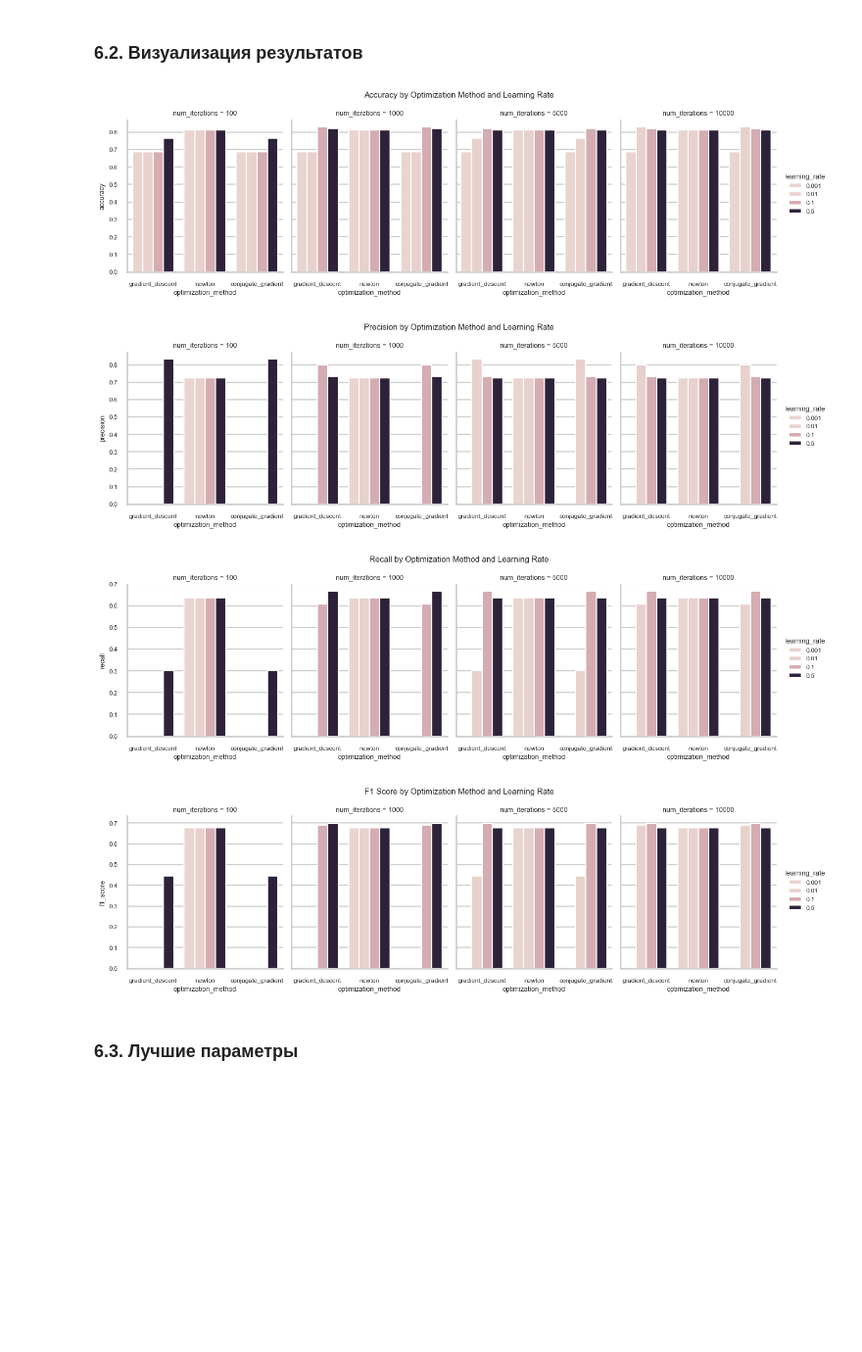
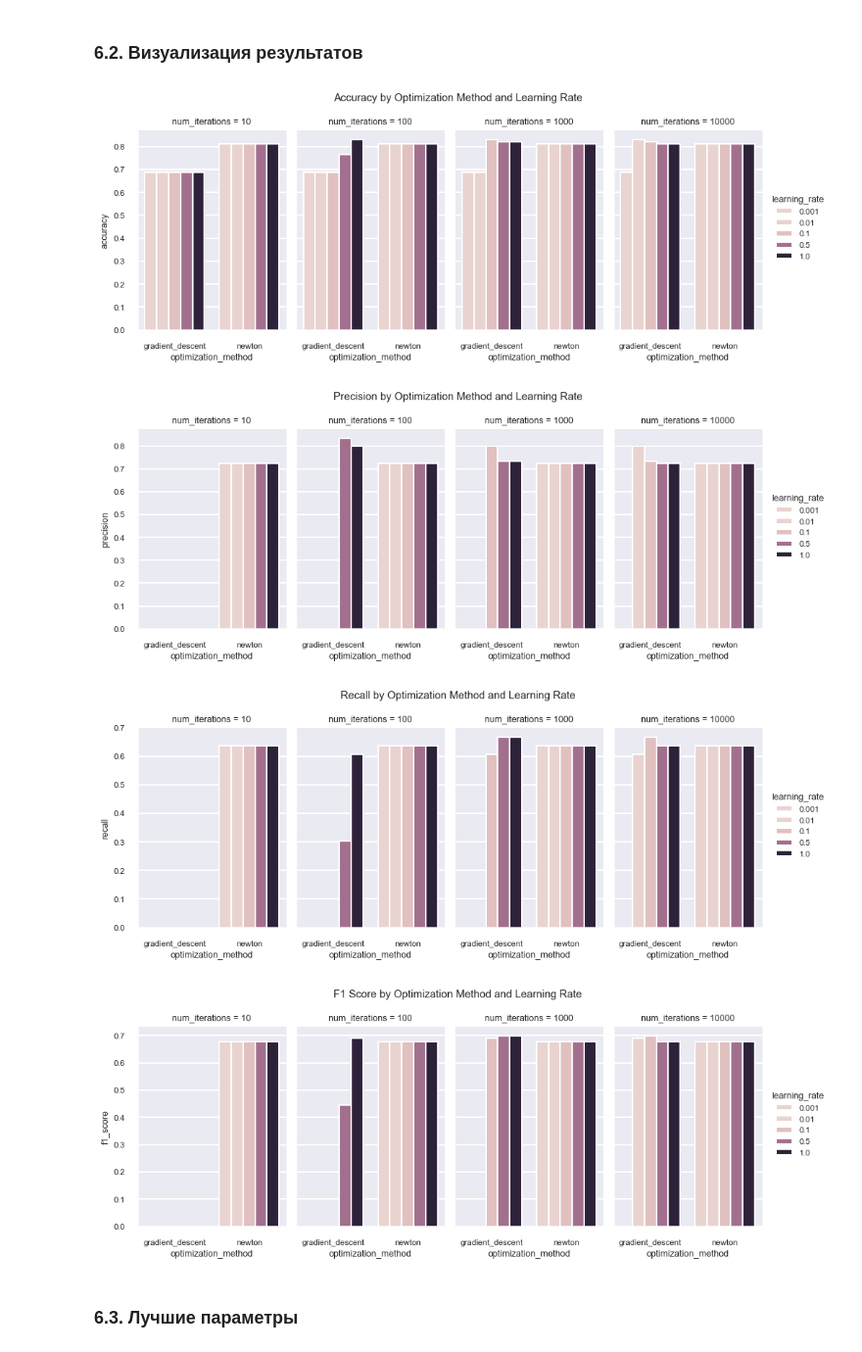
Before and after one commit to glebmavi/AIS, a Jupyter notebook: Lab6/lab6.ipynb, the cells around one changed output. Shown at 98% size. Cells and saved outputs as stored; diff of their text form; code cells hidden in the pictures; blank space fills up the shorter version.

```diff
--- a/Lab6/lab6.ipynb
+++ b/Lab6/lab6.ipynb
@@ -309,9 +275,9 @@ class LogisticRegression:
 # %%
 import itertools
 
-learning_rates = [0.5, 0.1, 0.01, 0.001]
-num_iterations = [100, 1000, 5000, 10000]
-optimization_methods = ['gradient_descent', 'newton', 'conjugate_gradient']
+learning_rates = [1, 0.5, 0.1, 0.01, 0.001]
+num_iterations = [10, 100, 1000, 10000]
+optimization_methods = ['gradient_descent', 'newton']
 
 parameter_combinations = list(itertools.product(learning_rates, num_iterations, optimization_methods))
 # %% [markdown]
@@ -388,36 +354,37 @@ print(results_df)
 # %%
 import seaborn as sns
 
 sns.set_context("talk", font_scale=0.5)
+sns.color_palette("bright")
 
 g = sns.catplot(x='optimization_method', y='accuracy', hue='learning_rate', col='num_iterations',
-                data=results_df, kind='bar', height=4, aspect=0.8)
+                data=results_df, kind='bar', height=4, aspect=0.6)
 g.fig.subplots_adjust(top=0.85)
 g.fig.suptitle('Accuracy by Optimization Method and Learning Rate')
 plt.show()
 
 g = sns.catplot(x='optimization_method', y='precision', hue='learning_rate', col='num_iterations',
-                data=results_df, kind='bar', height=4, aspect=0.8)
+                data=results_df, kind='bar', height=4, aspect=0.6)
 g.fig.subplots_adjust(top=0.85)
 g.fig.suptitle('Precision by Optimization Method and Learning Rate')
 plt.show()
 
 g = sns.catplot(x='optimization_method', y='recall', hue='learning_rate', col='num_iterations',
-                data=results_df, kind='bar', height=4, aspect=0.8)
+                data=results_df, kind='bar', height=4, aspect=0.6)
 g.fig.subplots_adjust(top=0.85)
 g.fig.suptitle('Recall by Optimization Method and Learning Rate')
 plt.show()
 
 g = sns.catplot(x='optimization_method', y='f1_score', hue='learning_rate', col='num_iterations',
-                data=results_df, kind='bar', height=4, aspect=0.8)
+                data=results_df, kind='bar', height=4, aspect=0.6)
 g.fig.subplots_adjust(top=0.85)
 g.fig.suptitle('F1 Score by Optimization Method and Learning Rate')
 plt.show()
 # %% [output]
-[figure, old version]
+[figure, new version]
-[figure, old version]
+[figure, new version]
-[figure, old version]
+[figure, new version]
-[figure, old version]
+[figure, new version]
 # %% [markdown]
 ### 6.3. Лучшие параметры
 # %%
```
Also changed, not shown: parts of 4 cells of this notebook, 2 other files.
